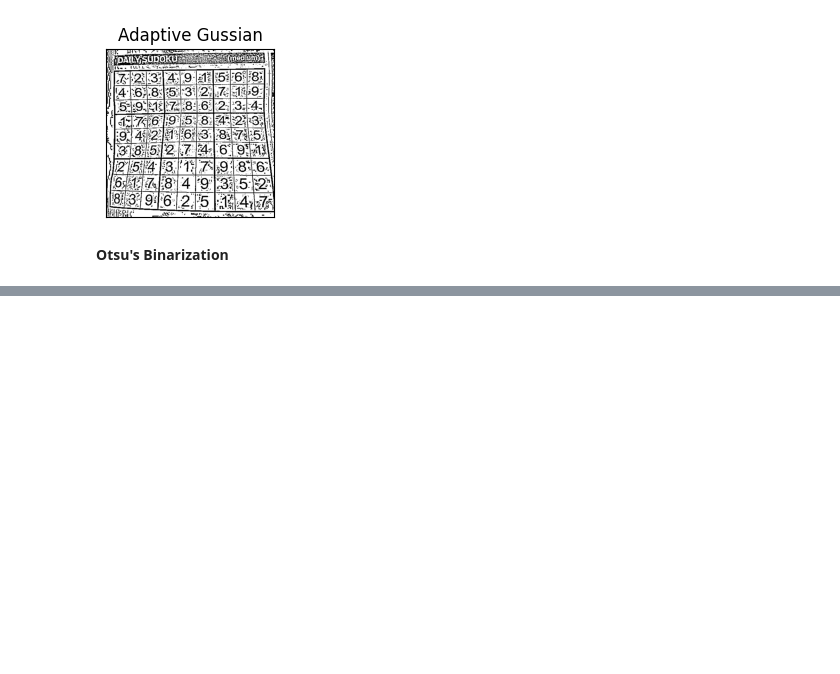
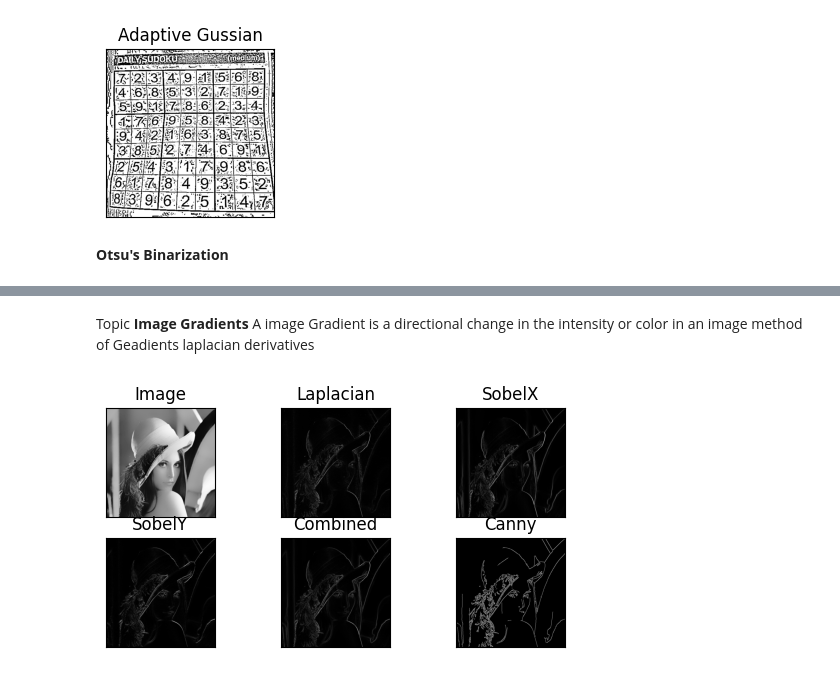
Before and after one commit to Dkalaskar/Practice_DSA_NLP_OpenCV_Opps, a Jupyter notebook: ComputerVision/opencv/image-processing.ipynb, the cells around one changed output, grey strips where cells are left out. Cells and saved outputs as stored; diff of their text form; code cells hidden in the pictures; blank space fills up the shorter version.

```diff
--- a/ComputerVision/opencv/image-processing.ipynb
+++ b/ComputerVision/opencv/image-processing.ipynb
@@ -167,0 +224,34 @@ for i in range (4):
+# %% [markdown]
+Topic
+**Image Gradients**
+A image Gradient is a directional change in the intensity or color in an image
+method of Geadients
+laplacian derivatives
+# %%
+img = cv.imread('D:/PracticeAll/Images/lena.png',cv.IMREAD_GRAYSCALE)
+
+#Laplacin
+lap = cv.Laplacian(img,cv.CV_64F,ksize=1)
+lap = np.uint8(np.absolute(lap))
+
+sobelX = cv.Sobel(img,cv.CV_64F,1,0,ksize=1)
+sobelY = cv.Sobel(img,cv.CV_64F, 0,1,ksize=1)
+
+
+sobelX = np.uint8(np.absolute(sobelX))
+sobelY = np.uint8(np.absolute(sobelY))
+combined = cv.bitwise_or(sobelX,sobelY)
+
+combinedXY = cv.addWeighted(sobelX,0.5, sobelY,0.5,0)
+
+edges = cv.Canny(img, 80, 150)
+titles = ['Image','Laplacian','SobelX','SobelY','Combined','Canny']
+images = [img,lap,sobelX,sobelY,combined,edges]
+
+for i in range(6):
+    plt.subplot(3,3,i+1),plt.imshow(images[i],'gray')
+    plt.title(titles[i])
+    plt.xticks([]),plt.yticks([])
+plt.show()
+# %% [output]
+[figure, added]
```
Also changed, not shown: parts of 13 cells of this notebook, 1 other file.
